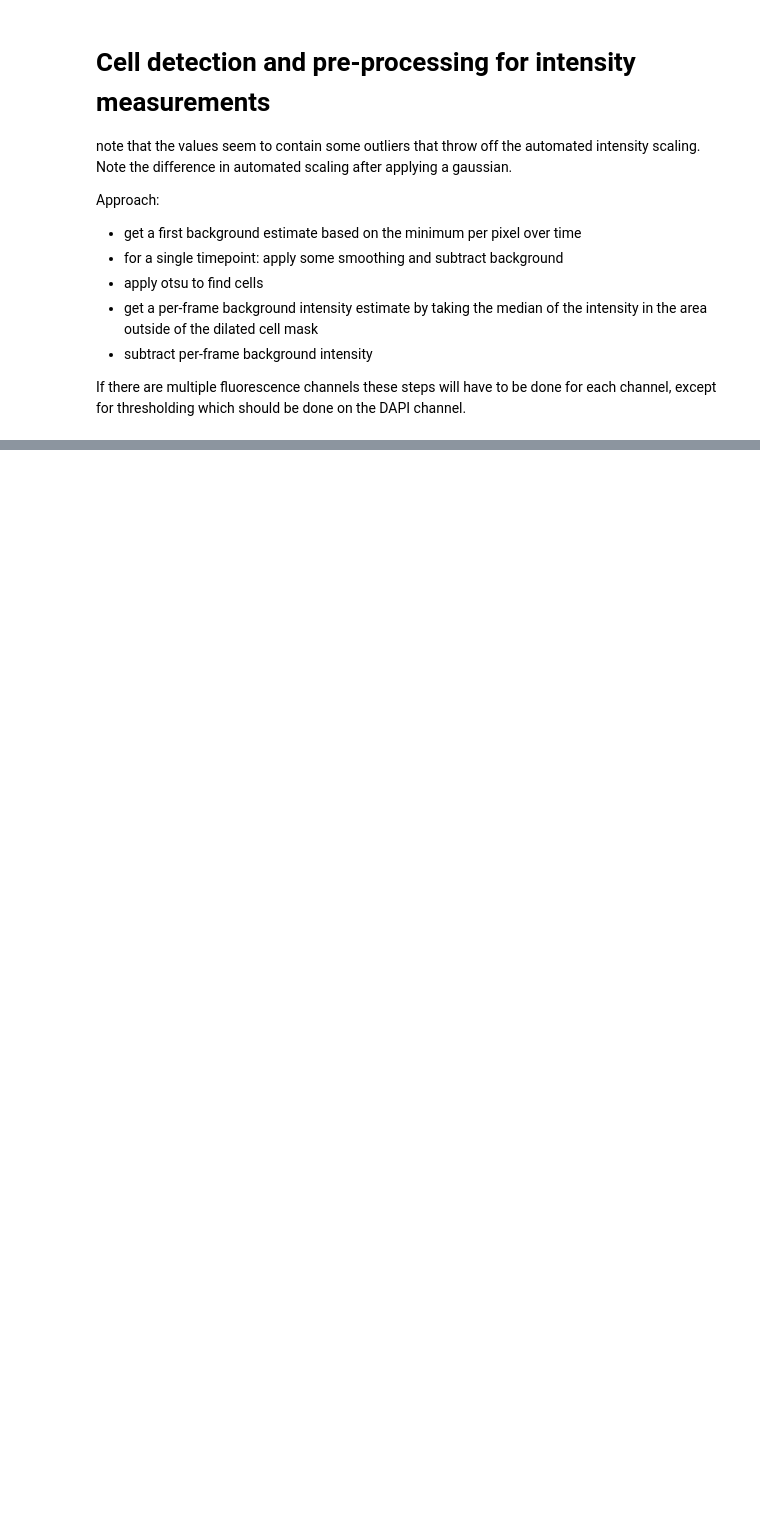
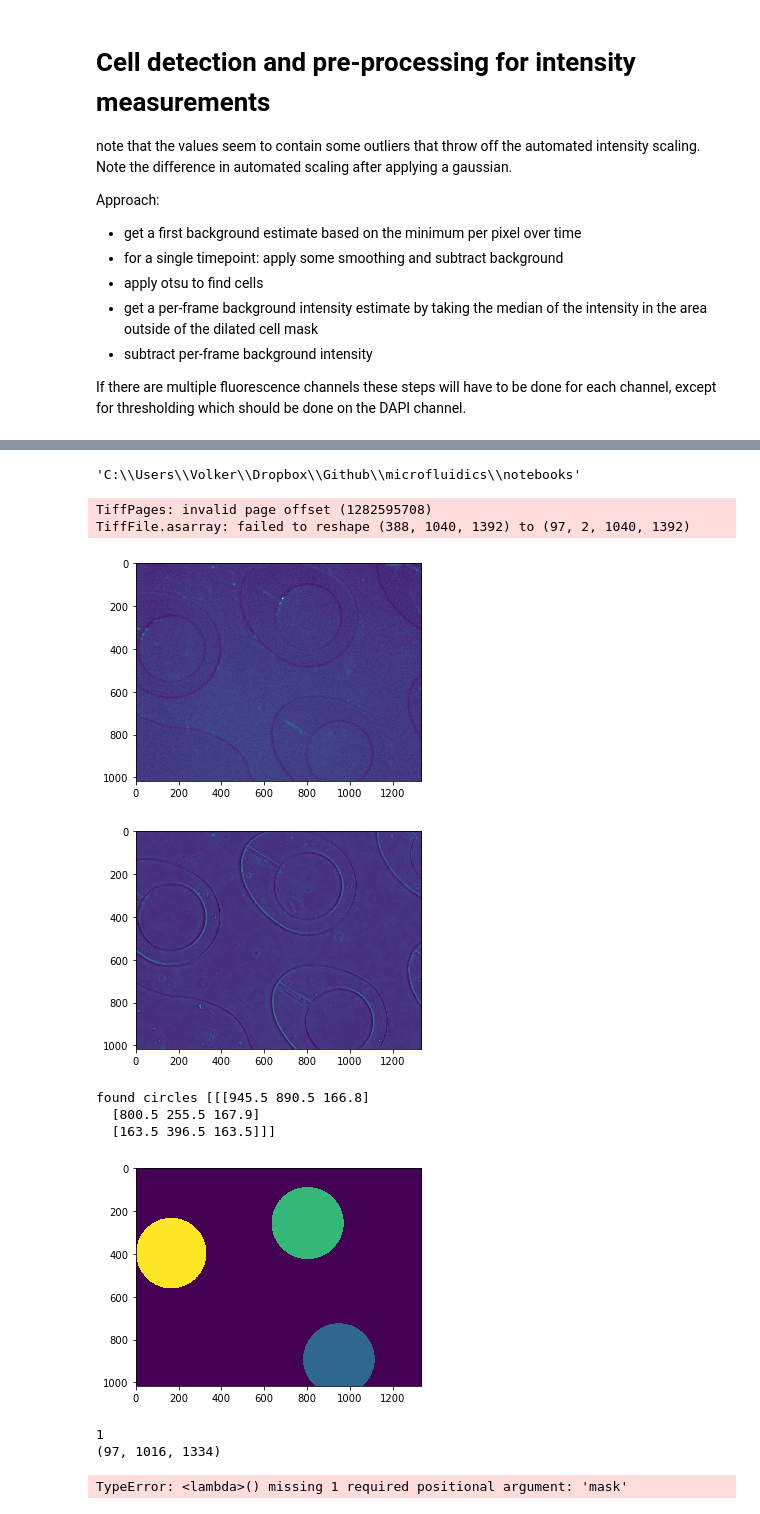
Before and after one commit to monashmicroimaging/microfluidics, a Jupyter notebook: notebooks/scratchpad_notebook.ipynb, the cells around one changed output, grey strips where cells are left out. Drawn from its saved outputs; the diff is of its cells as text; code cells hidden in the pictures; blank space fills up the shorter version.

```diff
--- a/notebooks/scratchpad_notebook.ipynb
+++ b/notebooks/scratchpad_notebook.ipynb
@@ -197,0 +116,4 @@ list(map(lambda x: (x[0], plt.imshow(x[1][0,...])), enumerate(stabseq)))
+# %%
+pwd
+# %% [output]
+'C:\\Users\\Volker\\Dropbox\\Github\\microfluidics\\notebooks'
@@ -197,0 +122,14 @@ list(map(lambda x: (x[0], plt.imshow(x[1][0,...])), enumerate(stabseq)))
+# %%
+process_timeseries("C:/Users/Volker/Data/20180503 JenEggLinkerCurve_s10.tif", {})
+# %% [output]
+TiffPages: invalid page offset (1282595708)
+TiffFile.asarray: failed to reshape (388, 1040, 1392) to (97, 2, 1040, 1392)
+[figure, added]
+[figure, added]
+found circles [[[945.5 890.5 166.8]
+  [800.5 255.5 167.9]
+  [163.5 396.5 163.5]]]
+[figure, added]
+1
+(97, 1016, 1334)
+TypeError: <lambda>() missing 1 required positional argument: 'mask'
```
Also changed, not shown: parts of 23 cells of this notebook, 2 other files.
